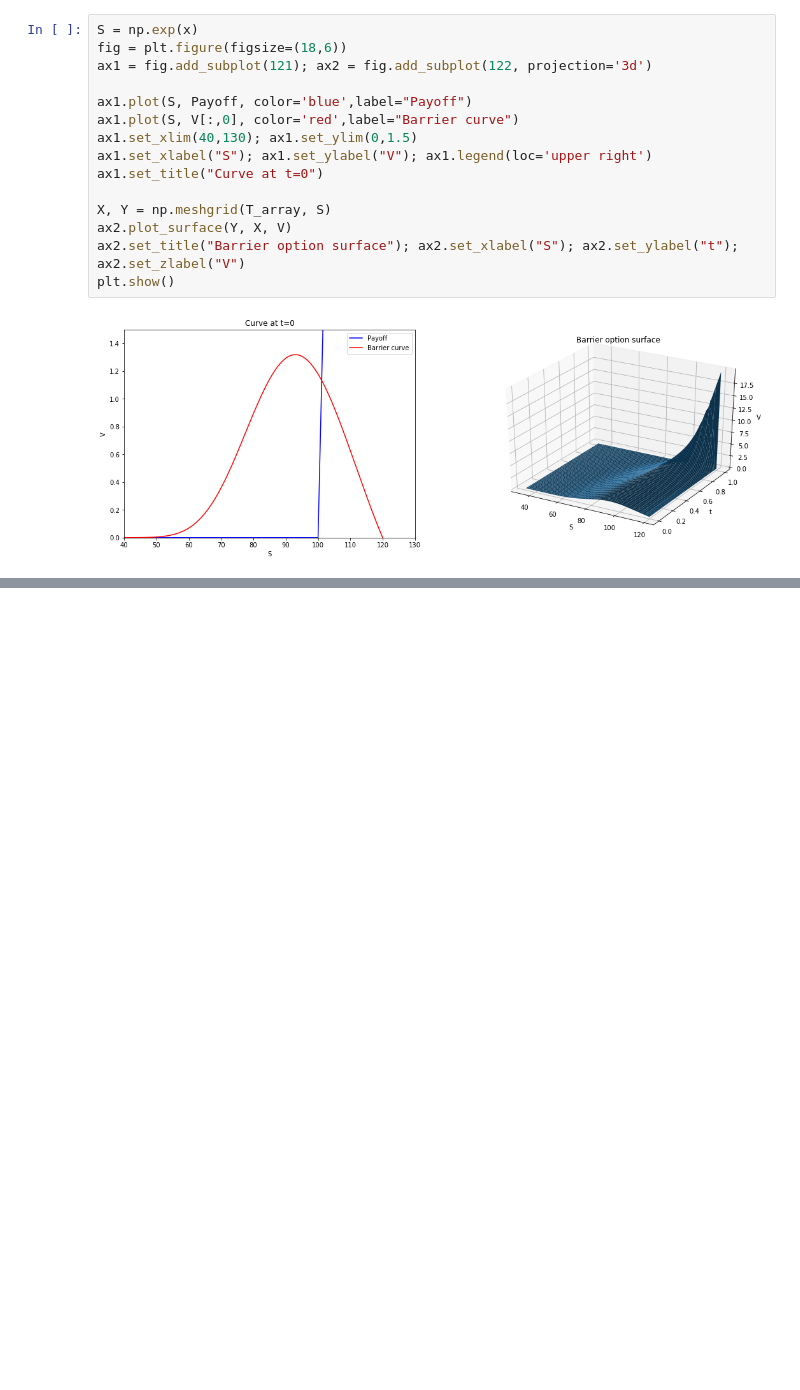
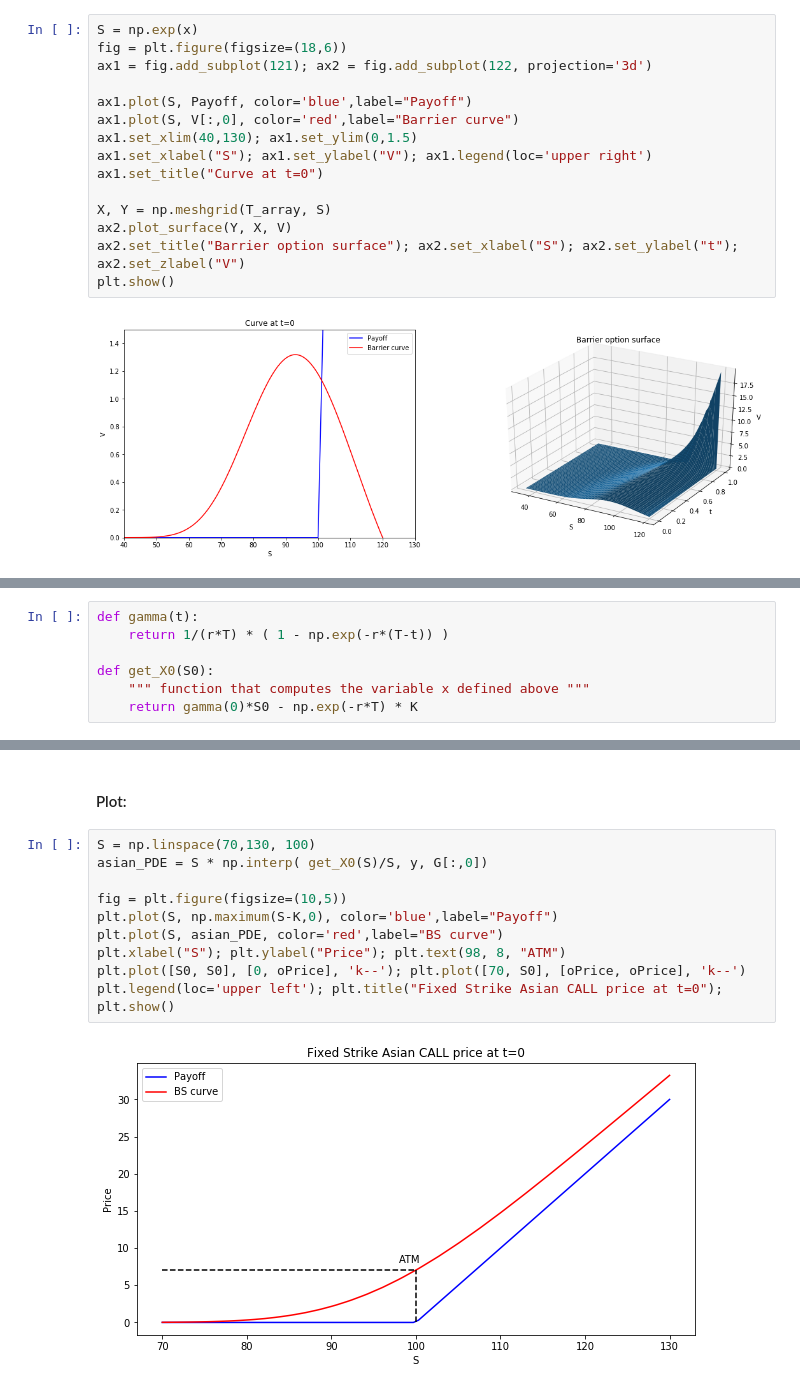
Before and after one commit to cantaro86/Financial-Models-Numerical-Methods, a Jupyter notebook: 2.2 Exotic options.ipynb, the cells around one changed output, grey strips where cells are left out. Saved outputs shown, nothing was run; the diff lists cells and outputs as text; blank space fills up the shorter version.

Commit message:
NEW Asian options

```diff
--- a/2.2 Exotic options.ipynb
+++ b/2.2 Exotic options.ipynb
@@ -268,0 +395,7 @@ plt.show()
+# %%
+def gamma(t):
+    return 1/(r*T) * ( 1 - np.exp(-r*(T-t)) )
+
+def get_X0(S0):
+    """ function that computes the variable x defined above """
+    return gamma(0)*S0 - np.exp(-r*T) * K
@@ -268,0 +440,14 @@ plt.show()
+# %% [markdown]
+#### Plot:
+# %%
+S = np.linspace(70,130, 100)
+asian_PDE = S * np.interp( get_X0(S)/S, y, G[:,0])
+
+fig = plt.figure(figsize=(10,5))
+plt.plot(S, np.maximum(S-K,0), color='blue',label="Payoff")
+plt.plot(S, asian_PDE, color='red',label="BS curve")
+plt.xlabel("S"); plt.ylabel("Price"); plt.text(98, 8, "ATM")
+plt.plot([S0, S0], [0, oPrice], 'k--'); plt.plot([70, S0], [oPrice, oPrice], 'k--')
+plt.legend(loc='upper left'); plt.title("Fixed Strike Asian CALL price at t=0"); plt.show()
+# %% [output]
+[figure, added]
```
Also changed, not shown: parts of 22 cells of this notebook, 2 other files.
